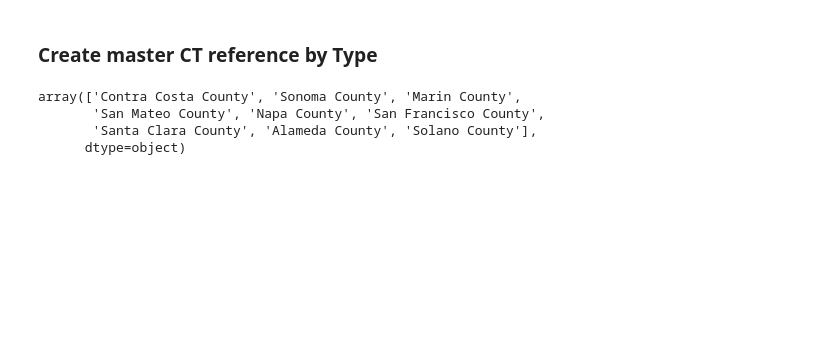
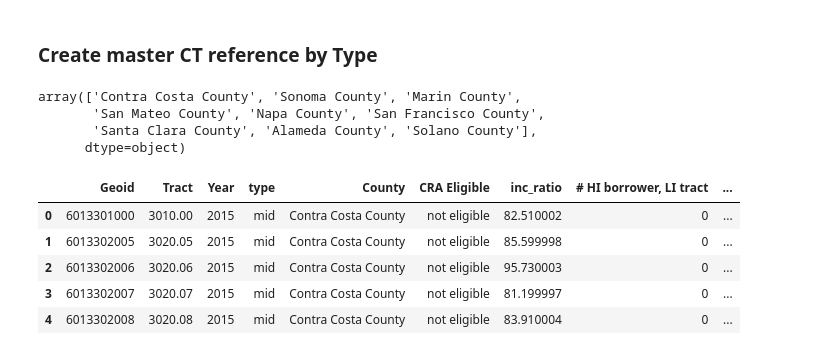
Before and after one commit to abaum1/communityreinvestmentact, a Jupyter notebook: scripts/HMDA _Initial_Analysis.ipynb, the cells around one changed output. Cells and saved outputs as stored; diff of their text form; code cells hidden in the pictures; blank space fills up the shorter version.

Commit message:
add ratio fields to parsed data

```diff
--- a/scripts/HMDA _Initial_Analysis.ipynb
+++ b/scripts/HMDA _Initial_Analysis.ipynb
@@ -21,7 +21,8 @@ def tract_type(row):
 # %%
 #codes a tract as CRA eligible or ineligible based on its median income to AMI ratio
 def tract_eligibility(row):
-    if (row["tract_to_msamd_income"] < 80):
+    ratio = row["tract_to_msamd_income"]
+    if (ratio < 80):
         return "eligible"
     else:
         return "not eligible"
@@ -77,15 +83,16 @@ def parse_data(df, year, county):
     df["CRA eligible borrower"] = df.apply(lambda item: borrower_eligibility(item), axis=1)
     df["type"] = df.apply(lambda item: tract_type(item), axis=1)
     df["Year"] = year
+    df["inc_ratio"] = df.apply(lambda item: item["tract_to_msamd_income"], axis=1)
 
     df_lol = []
     for tract, tract_df in df.groupby("census_tract_number"):
         row_list = [tract,
                     tract_df["Year"].iloc[0], tract_df["county_name"].iloc[0],
-                    tract_df["type"].iloc[0], tract_df["CRA eligible tract"].iloc[0]]
+                    tract_df["type"].iloc[0], tract_df["CRA eligible tract"].iloc[0], tract_df["inc_ratio"].iloc[0]]
         row_list.extend(people_vs_place(tract_df))
         df_lol.append(row_list)
-    data = pd.DataFrame(df_lol, columns=["Tract","Year", "County", "type", "CRA Eligible",'% HI borrower, LI tract', '# HI borrower, LI tract',
+    data = pd.DataFrame(df_lol, columns=["Tract","Year", "County", "type", "CRA Eligible", "inc_ratio", '% HI borrower, LI tract', '# HI borrower, LI tract',
                                          '% HI borrower, HI tract','# HI borrower, HI tract', "% LI borrower, LI tract", "# LI borrower, LI tract",
                                          "%LI borrower, HI tract", "# LI borrower, HI tract"])
     return data
@@ -99,17 +106,16 @@ filenames = []
 tables_dict = {}
 for county, code in zip(bay_county_names, bay_county_codes):
     for year in analysis_years:
-        filename = "/Users/ameliabaum/Desktop/Amelia/CRA_Thesis/communityreinvestmentact/data/raw_hmda_filtered/"+ county + "_"+ str(year)+ ".csv"
+        filename = "/Users/ameliabaum/Desktop/Amelia/CRA_Thesis/data/raw_hmda_filtered/"+ county + "_"+ str(year)+ ".csv"
         filenames.append(filename)
         df = pd.read_csv(filename)
         new_frame = parse_data(df, year, county)
         new_frame["Geoid"] = '6'+code+((new_frame["Tract"]*100).astype(int)).astype(str)
 
-
         tables_dict[county+ "_"+ str(year)] = new_frame
         print("writing..", county, year, " to csv")
         #WRITING NEW DATA TO NEW FOLDER AS TEST
-        new_frame.to_csv("/Users/ameliabaum/Desktop/Amelia/CRA_Thesis/communityreinvestmentact/data/parsed_data_1/"+county+"_"+str(year)+"_parsed.csv", index=False)
+        new_frame.to_csv("/Users/ameliabaum/Desktop/Amelia/CRA_Thesis/data/parsed_data_1/"+county+"_"+str(year)+"_parsed.csv", index=False)
 # %% [output]
 writing.. Alameda 2008  to csv
 writing.. Alameda 2009  to csv
@@ -133,7 +158,7 @@ writing.. Napa 2017  to csv
 # %%
 #create a master reference dataframe that maps all census tracts in the bay to their type. This uses information
 #directly from the HMDA data, specifically the "tract to median income"
-path = "/Users/ameliabaum/Desktop/Amelia/CRA_Thesis/communityreinvestmentact/data/parsed_data_1/"
+path = "/Users/ameliabaum/Desktop/Amelia/CRA_Thesis/data/parsed_data_1/"
 files = [f for f in os.listdir(path) if f[-3:] == "csv"]
 dfs = []
 for file in files:
@@ -141,8 +166,8 @@ for file in files:
 #     print(len(files))
 
     df = pd.read_csv(path+file)
-    lite = df[["Geoid", "Tract", "Year", "type", "County", "CRA Eligible"]]
-
+    lite = df[["Geoid", "Tract", "Year", "type", "County", "CRA Eligible", "inc_ratio", "# HI borrower, LI tract",
+        "# HI borrower, HI tract", "# LI borrower, LI tract", "# LI borrower, HI tract"]]
     dfs.append(lite)
 
 master = pd.concat(dfs, axis=0)
@@ -153,4 +178,13 @@ array(['Contra Costa County', 'Sonoma County', 'Marin County',
        'San Mateo County', 'Napa County', 'San Francisco County',
        'Santa Clara County', 'Alameda County', 'Solano County'],
       dtype=object)
+# %%
+master.head()
+# %% [output]
+|  | Geoid | Tract | Year | type | County | CRA Eligible | inc_ratio | # HI borrower, LI tract | ... |
+| 0 | 6013301000 | 3010.00 | 2015 | mid | Contra Costa County | not eligible | 82.510002 | 0 | ... |
+| 1 | 6013302005 | 3020.05 | 2015 | mid | Contra Costa County | not eligible | 85.599998 | 0 | ... |
+| 2 | 6013302006 | 3020.06 | 2015 | mid | Contra Costa County | not eligible | 95.730003 | 0 | ... |
+| 3 | 6013302007 | 3020.07 | 2015 | mid | Contra Costa County | not eligible | 81.199997 | 0 | ... |
+| 4 | 6013302008 | 3020.08 | 2015 | mid | Contra Costa County | not eligible | 83.910004 | 0 | ... |
 # %%
```
Also changed, not shown: parts of 11 cells of this notebook.
